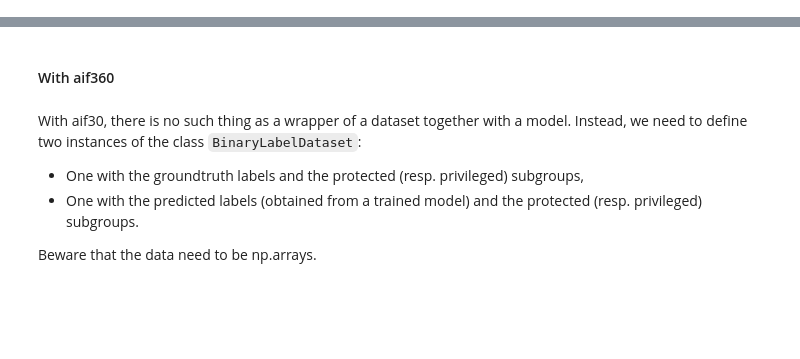
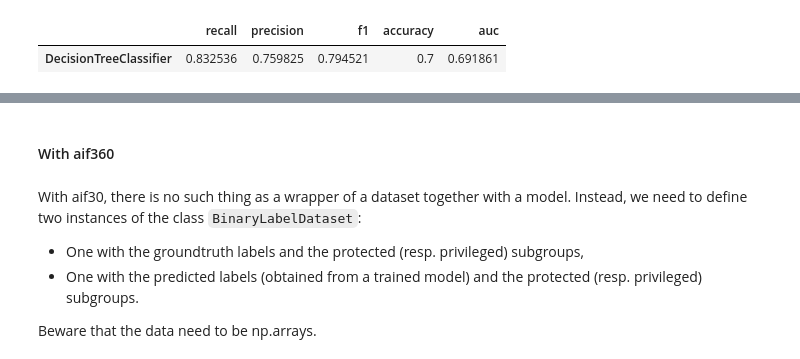
Before and after one commit to datacraft-paris/ethical-ai-toolkit, a Jupyter notebook: notebooks/ethical_ai.ipynb, the cells around one changed output, grey strips where cells are left out. Cells and saved outputs as stored; diff of their text form; code cells hidden in the pictures; blank space fills up the shorter version.

```diff
--- a/notebooks/ethical_ai.ipynb
+++ b/notebooks/ethical_ai.ipynb
@@ -72,0 +177,3 @@ facets(df)
+# %%
+df["job"] = df["job"].astype("object")
+df["sex"] = np.where(df["sex"] == "female", 1, 0).astype(np.int64)
@@ -84,12 +205,10 @@ X_train, X_test, y_train, y_test = train_test_split(
 # %%
 preprocessor = make_column_transformer(
-      (StandardScaler(), make_column_selector(dtype_include=np.number)),
-      (OneHotEncoder(), make_column_selector(dtype_include=object))
+      ("passthrough", make_column_selector(dtype_include=np.number)),
+      (OneHotEncoder(handle_unknown="ignore"), make_column_selector(dtype_include=object))
 )
 
-
-clf_logreg = Pipeline(steps=[
+clf_decisiontree = Pipeline(steps=[
     ('preprocessor', preprocessor),
-    ('classifier', LogisticRegression())
+    ('classifier', DecisionTreeClassifier(max_depth=7, random_state=123))
 ])
-clf_logreg
@@ -105,4 +215,5 @@ Pipeline(steps=[('preprocessor',
 # %%
-clf_logreg.fit(X_train, y_train)
+# clf_decisiontree.fit(df.drop(columns=[target]), df[target])
+clf_decisiontree.fit(X_train, y_train)
 # %% [output]
 Pipeline(steps=[('preprocessor',
@@ -128,5 +227,3 @@ Once the data and the model has been wrapped, one needs to fix protected and pri
 # %%
-explainer = dx.Explainer(clf_logreg, X_test, y_test, verbose=False)
-
-protected = X_test.sex + '_' + np.where(X_test.age < 25, 'young', 'old')
-privileged = 'male_old'
+# exp_decisiontree = dx.Explainer(clf_decisiontree, df.drop(columns=[target]), df[target], verbose=False)
+exp_decisiontree = dx.Explainer(clf_decisiontree, X_test, y_test, verbose=False)
@@ -155,0 +230,5 @@ male_young    0.774678  0.960000  1.170040  0.530504  0.742597
+# %%
+exp_decisiontree.model_performance().result
+# %% [output]
+|  | recall | precision | f1 | accuracy | auc |
+| DecisionTreeClassifier | 0.832536 | 0.759825 | 0.794521 | 0.7 | 0.691861 |
```
Also changed, not shown: parts of 37 cells of this notebook, 2 other files.
